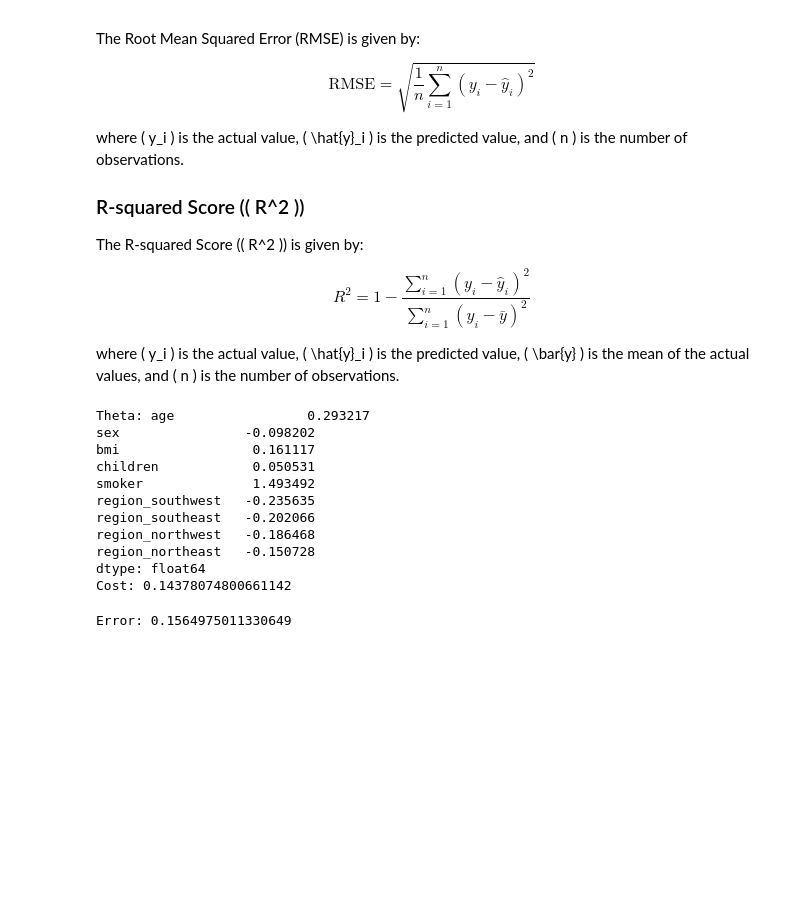
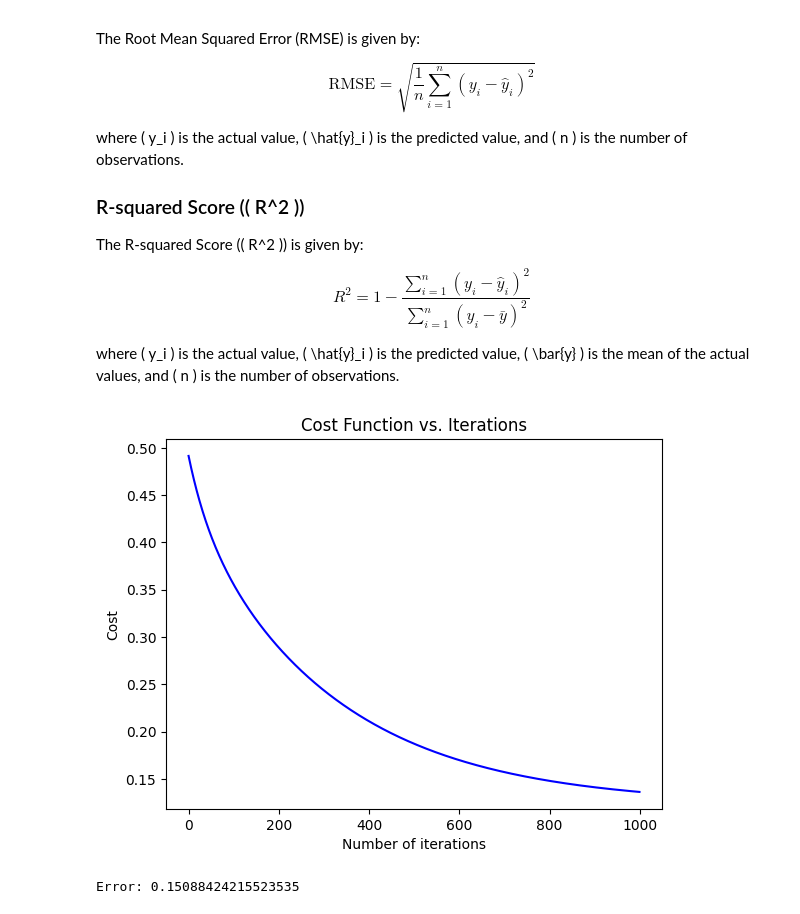
Before and after one commit to singye3/machine-learning, a Jupyter notebook: Linear_Regression.ipynb, the cells around one changed output. Saved outputs shown, nothing was run; the diff lists cells and outputs as text; code cells hidden in the pictures; blank space fills up the shorter version.

```diff
--- a/Linear_Regression.ipynb
+++ b/Linear_Regression.ipynb
@@ -62,6 +62,8 @@ for region in regions:
 
 # Drop the original 'region' column
 df.drop(columns=['region'], inplace=True)
+
+df['b'] = 1
 # %%
 # Standardize numerical features manually
 numerical_features = ['age', 'bmi', 'children', 'charges']
@@ -268,24 +228,47 @@ def compute_cost(predictions: np.ndarray, y: np.ndarray) -> float:
-# %%
-theta, cost = gradient_descent(X_train, y_train, theta, 0.01, 1000)
-# %%
-print(f"Theta: {theta}")
-print(f"Cost: {cost}")
-# %% [output]
-Theta: age                 0.293217
-sex                -0.098202
-bmi                 0.161117
-children            0.050531
-smoker              1.493492
-region_southwest   -0.235635
-region_southeast   -0.202066
-region_northwest   -0.186468
-region_northeast   -0.150728
-dtype: float64
-Cost: 0.14378074800661142
+# %%
+def gradient_descent(
+    X: np.ndarray, y: np.ndarray, theta: np.ndarray, alpha: float, num_iters: int
+) -> Tuple[np.ndarray, float]:
+    """
+    Performs gradient descent to minimize the cost function.
+
+    Parameters:
+        X (np.ndarray[float, ndim=2]): The input features of shape (m, n)
+        where m is the number of samples and n is the number of features.
+        y (np.ndarray[float, ndim=1]): The target values of shape (m,).
+        theta (np.ndarray[float, ndim=1]): The coefficients of shape (n,).
+        alpha (float): The learning rate.
+        num_iters (int): The number of iterations to perform gradient descent.
+
+    Returns:
+        Tuple[np.ndarray, float]: The updated coefficients and the cost after each iteration.
+    """
+    m: int = X.shape[0]
+    costs = np.zeros(num_iters)
+
+    for i in range(num_iters):
+        predictions: np.ndarray = X.dot(theta)
+        errors: np.ndarray = np.subtract(predictions, y)
+        theta: np.ndarray = theta - alpha * (1 / m) * X.T.dot(errors)
+        costs[i] = calculate_cost(predictions, y)
+
+    return theta, costs
+# %%
+alpha = 0.001
+num_iters = 1000
+theta, cost_history = gradient_descent(X_train, y_train, theta, alpha, num_iters)
+# %%
+plt.plot(range(1000), cost_history, color='blue')
+plt.xlabel('Number of iterations')
+plt.ylabel('Cost')
+plt.title('Cost Function vs. Iterations')
+plt.show()
+# %% [output]
+[figure, added]
 # %%
 m = X_dev.shape[0]
 predictions = predict(X_dev, theta)
-cost = compute_cost(predictions, y_dev)
+cost = calculate_cost(predictions, y_dev)
 print(f"Error: {cost}")
 # %% [output]
-Error: 0.1564975011330649
+Error: 0.15088424215523535
```
Also changed, not shown: parts of 3 cells of this notebook, 1 other file.
